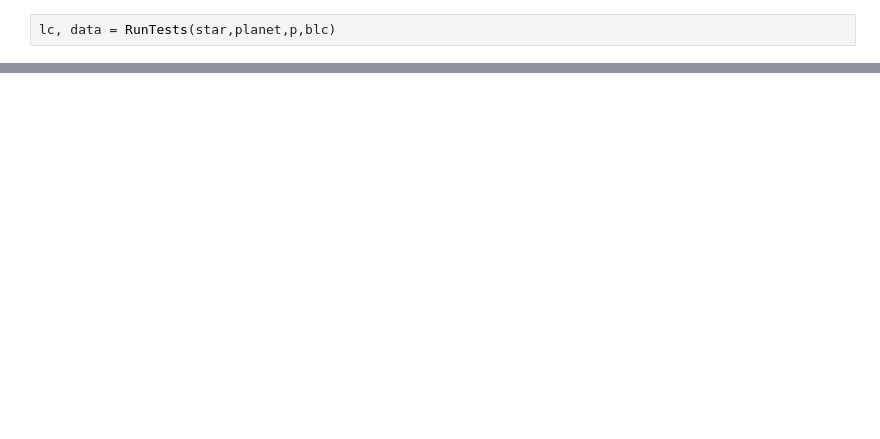
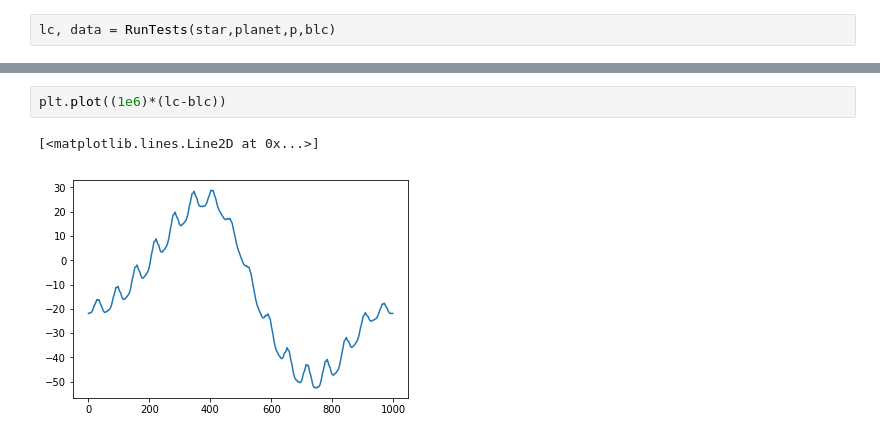
Before and after one commit to ZYVE255/ebm-optimizer, a Jupyter notebook: Testing.ipynb, the cells around one changed output, grey strips where cells are left out. Cells and saved outputs as stored; diff of their text form; blank space fills up the shorter version.

```diff
--- a/Testing.ipynb
+++ b/Testing.ipynb
@@ -144,0 +157,5 @@ array([[  0.        ,   0.        ,  41.04804993, 127.83013805],
+# %%
+plt.plot((1e6)*(lc-blc))
+# %% [output]
+[<matplotlib.lines.Line2D at 0x...>]
+[figure, added]
```
Also changed, not shown: parts of 11 cells of this notebook.
